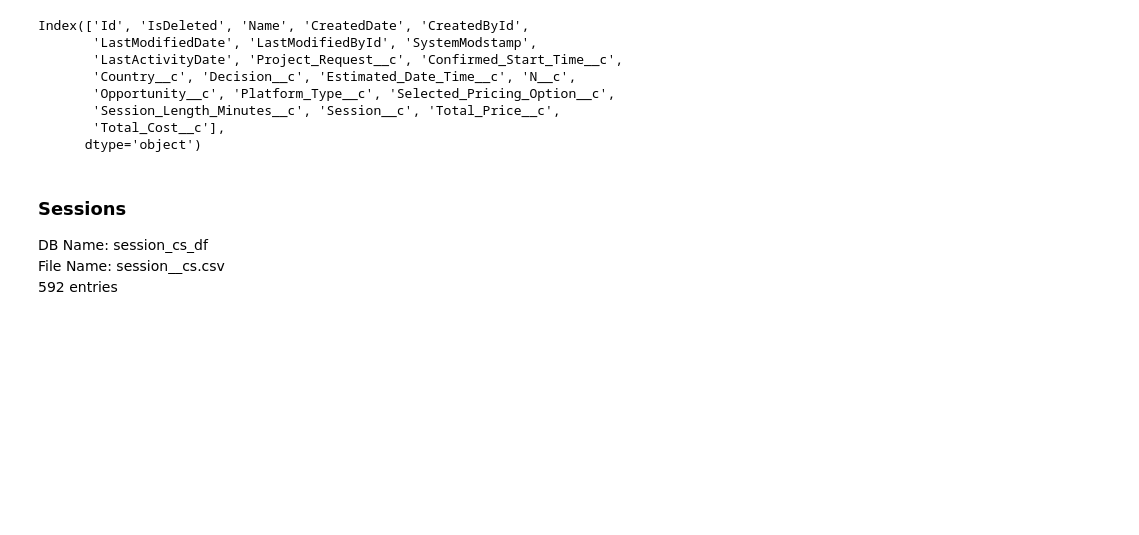
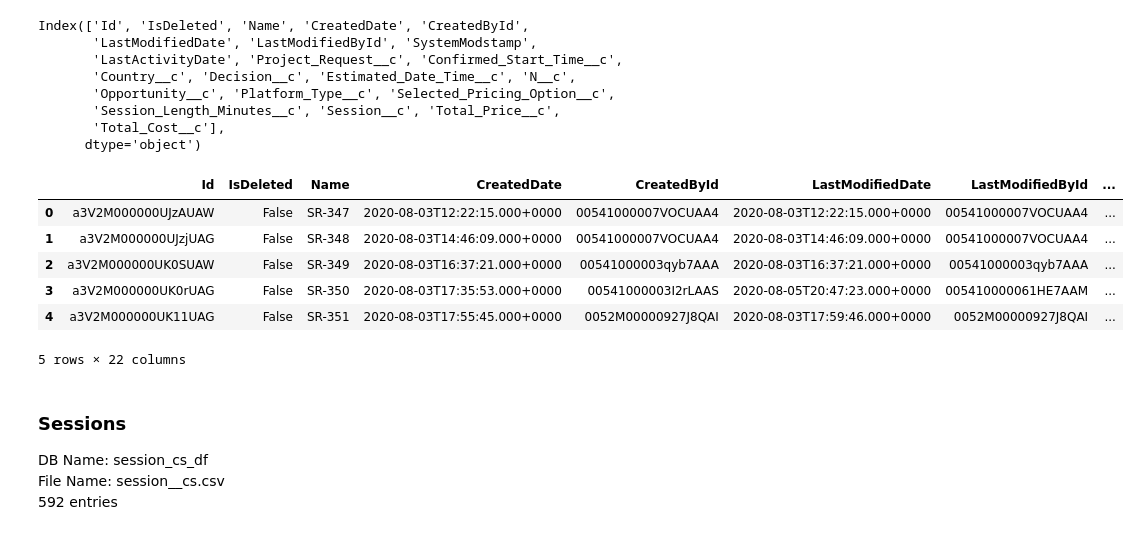
Before and after one commit to meaganlazer/Sales_Funnel, a Jupyter notebook: Binterview.ipynb, the cells around one changed output. Saved outputs shown, nothing was run; the diff lists cells and outputs as text; code cells hidden in the pictures; blank space fills up the shorter version.

```diff
--- a/Binterview.ipynb
+++ b/Binterview.ipynb
@@ -182,6 +182,16 @@ Index(['Id', 'IsDeleted', 'Name', 'CreatedDate', 'CreatedById',
        'Session_Length_Minutes__c', 'Session__c', 'Total_Price__c',
        'Total_Cost__c'],
       dtype='object')
+# %%
+SessionRequest_df.head()
+# %% [output]
+|  | Id | IsDeleted | Name | CreatedDate | CreatedById | LastModifiedDate | LastModifiedById | ... |
+| 0 | a3V2M000000UJzAUAW | False | SR-347 | 2020-08-03T12:22:15.000+0000 | 00541000007VOCUAA4 | 2020-08-03T12:22:15.000+0000 | 00541000007VOCUAA4 | ... |
+| 1 | a3V2M000000UJzjUAG | False | SR-348 | 2020-08-03T14:46:09.000+0000 | 00541000007VOCUAA4 | 2020-08-03T14:46:09.000+0000 | 00541000007VOCUAA4 | ... |
+| 2 | a3V2M000000UK0SUAW | False | SR-349 | 2020-08-03T16:37:21.000+0000 | 00541000003qyb7AAA | 2020-08-03T16:37:21.000+0000 | 00541000003qyb7AAA | ... |
+| 3 | a3V2M000000UK0rUAG | False | SR-350 | 2020-08-03T17:35:53.000+0000 | 00541000003I2rLAAS | 2020-08-05T20:47:23.000+0000 | 005410000061HE7AAM | ... |
+| 4 | a3V2M000000UK11UAG | False | SR-351 | 2020-08-03T17:55:45.000+0000 | 0052M00000927J8QAI | 2020-08-03T17:59:46.000+0000 | 0052M00000927J8QAI | ... |
+5 rows × 22 columns
 # %% [markdown]
 ### Sessions <br />
 DB Name: session_cs_df <br />
```
Also changed, not shown: parts of 8 cells of this notebook.
